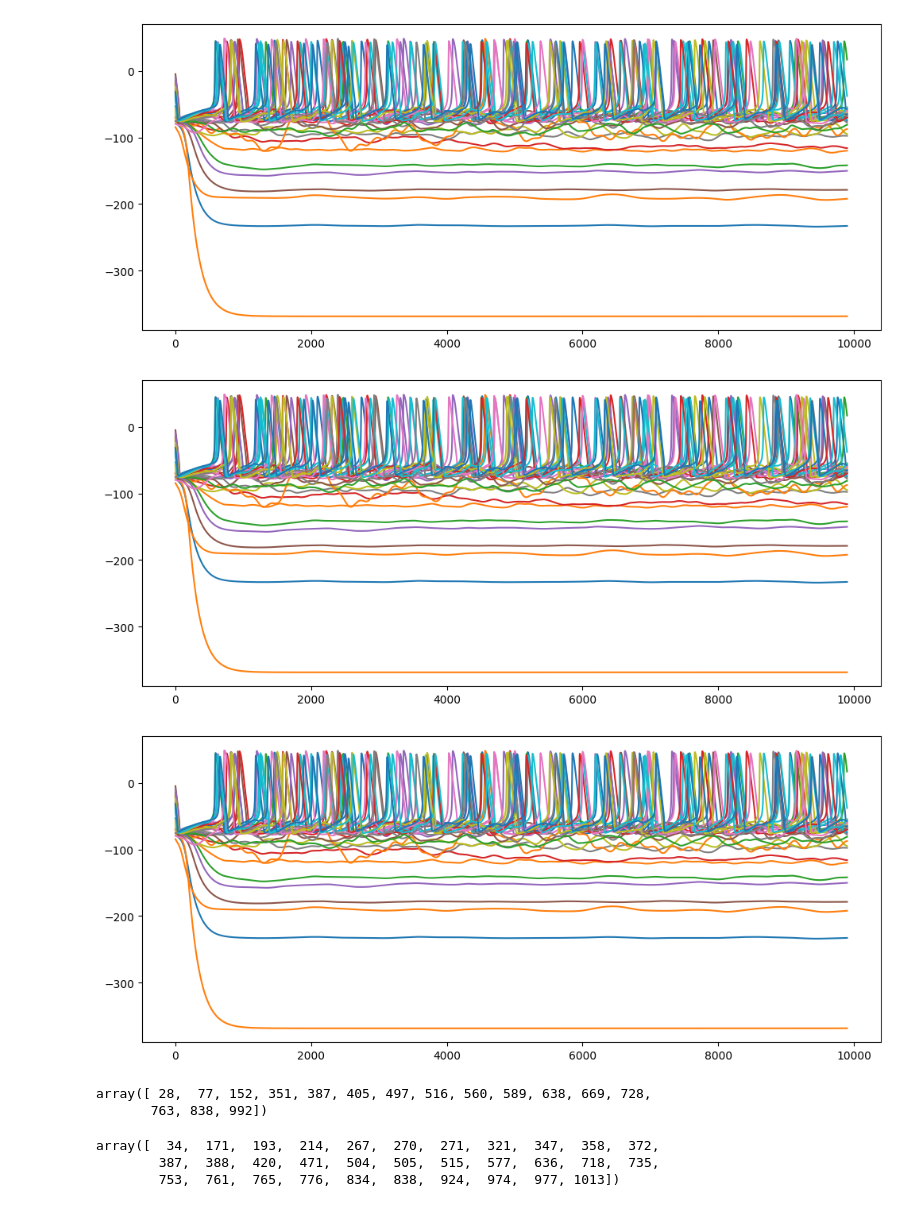
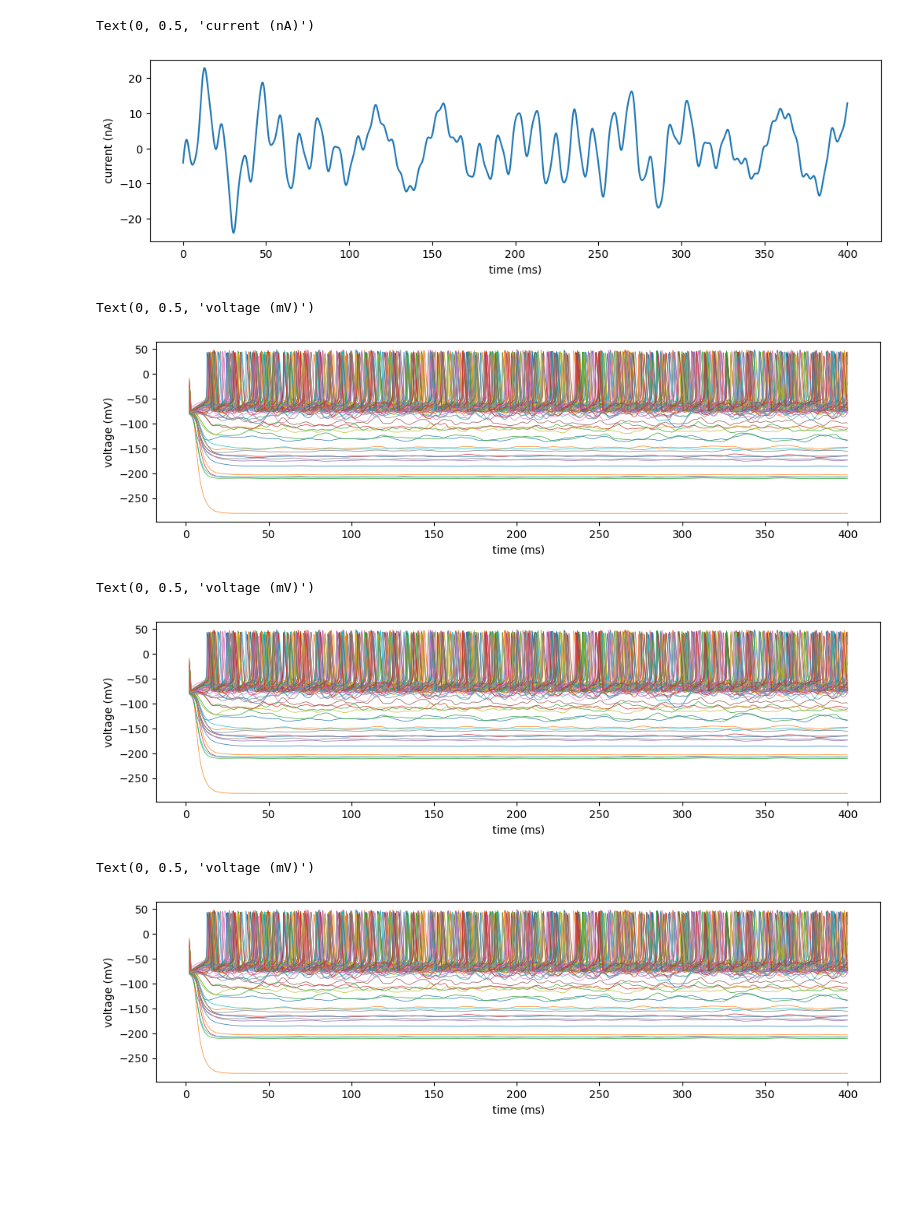
Before and after one commit to Cai-Fangxu/Phys244-course-project, a Jupyter notebook: pre_post_processing.ipynb, the cells around one changed output. Drawn from its saved outputs; the diff is of its cells as text; code cells hidden in the pictures; blank space fills up the shorter version.

```diff
--- a/pre_post_processing.ipynb
+++ b/pre_post_processing.ipynb
@@ -3,9 +3,9 @@ import numpy as np
 import matplotlib.pyplot as plt
 # %%
 n_neurons = 1024
-n_steps = 10000
-n_driven_current = 16
-n_recorded_neuron = 32
+n_steps = 20000
+n_driving_current = 32
+n_recorded_neuron = 64
 time_spacing = 0.02
 # %%
 """generate weights"""
@@ -35,8 +35,16 @@ def random_harmonics(seed, n_harmonics, period_range, coeff_range, amplitude):
         # return 0.
     return np.vectorize(fun)
 
-driving_currents = np.zeros((n_driven_current, n_steps))
-for i in range(n_driven_current):
+driving_currents = np.zeros((n_driving_current, n_steps))
+for i in range(n_driving_current):
     driving_currents[i] = random_harmonics(seed=i+n_neurons, n_harmonics=10, period_range=(5, 50), coeff_range=(0, 1), amplitude=30)(np.arange(0, n_steps)*time_spacing)
 # driving_currents = np.ones((2, n_steps))*100 # for simplicity, just use a constant current.
-driving_currents.tofile("driving_currents_1024_16.bin")
+driving_currents.tofile("driving_currents_1024_32.bin")
+# %%
+driving_currents = np.fromfile("driving_currents_1024_32.bin", dtype=np.float64).reshape((n_driving_current, n_steps))
+fig, axes = plt.subplots(1, 1, figsize=(12, 3))
+# for i in range(n_recorded_neuron):
+for i in range(n_driving_current):
+    axes.plot(np.arange(n_steps)*time_spacing, driving_currents[i, :], linewidth=0.5)
+axes.set_xlabel("time (ms)")
+axes.set_ylabel("current (nA)")
@@ -43,37 +54,51 @@ driving_currents.tofile("driving_currents_1024_16.bin")
+# %%
+fig, axes = plt.subplots(1, 1, figsize=(12, 3))
+# for i in range(n_recorded_neuron):
+for i in range(1):
+    axes.plot(np.arange(n_steps)*time_spacing, driving_currents[0, :])
+axes.set_xlabel("time (ms)")
+axes.set_ylabel("current (nA)")
+# %% [output]
+Text(0, 0.5, 'current (nA)')
+[figure, added]
 # %%
 """get recorded data"""
 voltage_record_openmp = np.fromfile("voltage_record_openmp.bin", dtype=np.float64).reshape((n_recorded_neuron, n_steps))
 voltage_record_mpi = np.fromfile("voltage_record_mpi.bin", dtype=np.float64).reshape((n_recorded_neuron, n_steps))
 voltage_record_mpi_openmp = np.fromfile("voltage_record_mpi_openmp.bin", dtype=np.float64).reshape((n_recorded_neuron, n_steps))
 # %%
-fig, axes = plt.subplots(1, 1, figsize=(12, 5))
+fig, axes = plt.subplots(1, 1, figsize=(12, 3))
 # for i in range(n_recorded_neuron):
-for i in range(32):
-    axes.plot(voltage_record_openmp[i, 100:])
+for i in range(n_recorded_neuron):
+    axes.plot(np.arange(n_steps)[100:]*time_spacing, voltage_record_openmp[i, 100:], linewidth=0.5)
+axes.set_xlabel("time (ms)")
+axes.set_ylabel("voltage (mV)")
 # %% [output]
+Text(0, 0.5, 'voltage (mV)')
-[figure, old version]
+[figure, new version]
 # %%
-fig, axes = plt.subplots(1, 1, figsize=(12, 5))
+fig, axes = plt.subplots(1, 1, figsize=(12, 3))
 # for i in range(n_recorded_neuron):
-for i in range(32):
-    axes.plot(voltage_record_mpi[i, 100:])
+for i in range(n_recorded_neuron):
+    axes.plot(np.arange(n_steps)[100:]*time_spacing, voltage_record_mpi[i, 100:], linewidth=0.5)
+axes.set_xlabel("time (ms)")
+axes.set_ylabel("voltage (mV)")
 # %% [output]
+Text(0, 0.5, 'voltage (mV)')
-[figure, old version]
+[figure, new version]
 # %%
-fig, axes = plt.subplots(1, 1, figsize=(12, 5))
+fig, axes = plt.subplots(1, 1, figsize=(12, 3))
 # for i in range(n_recorded_neuron):
-for i in range(32):
-    axes.plot(voltage_record_mpi_openmp[i, 100:])
+for i in range(n_recorded_neuron):
+    axes.plot(np.arange(n_steps)[100:]*time_spacing, voltage_record_mpi_openmp[i, 100:], linewidth=0.5)
+axes.set_xlabel("time (ms)")
+axes.set_ylabel("voltage (mV)")
 # %% [output]
+Text(0, 0.5, 'voltage (mV)')
-[figure, old version]
+[figure, new version]
 # %%
-np.sort(np.random.choice(n_neurons, n_driven_current, replace=False))
+tmp = np.sort(np.random.choice(n_neurons, n_driving_current, replace=False))
+np.savetxt("driven_neuron_indices.txt", tmp, fmt="%d", delimiter=' ', newline=", ")
-# %% [output]
-array([ 28,  77, 152, 351, 387, 405, 497, 516, 560, 589, 638, 669, 728,
-       763, 838, 992])
 # %%
-np.sort(np.random.choice(n_neurons, n_recorded_neuron, replace=False))
+tmp = np.sort(np.random.choice(n_neurons, n_recorded_neuron, replace=False))
+np.savetxt("recorded_neuron_indices.txt", tmp, fmt="%d", delimiter=' ', newline=", ")
-# %% [output]
-array([  34,  171,  193,  214,  267,  270,  271,  321,  347,  358,  372,
-        387,  388,  420,  471,  504,  505,  515,  577,  636,  718,  735,
-        753,  761,  765,  776,  834,  838,  924,  974,  977, 1013])
```
Also changed, not shown: parts of 3 cells of this notebook, 9 other files.
